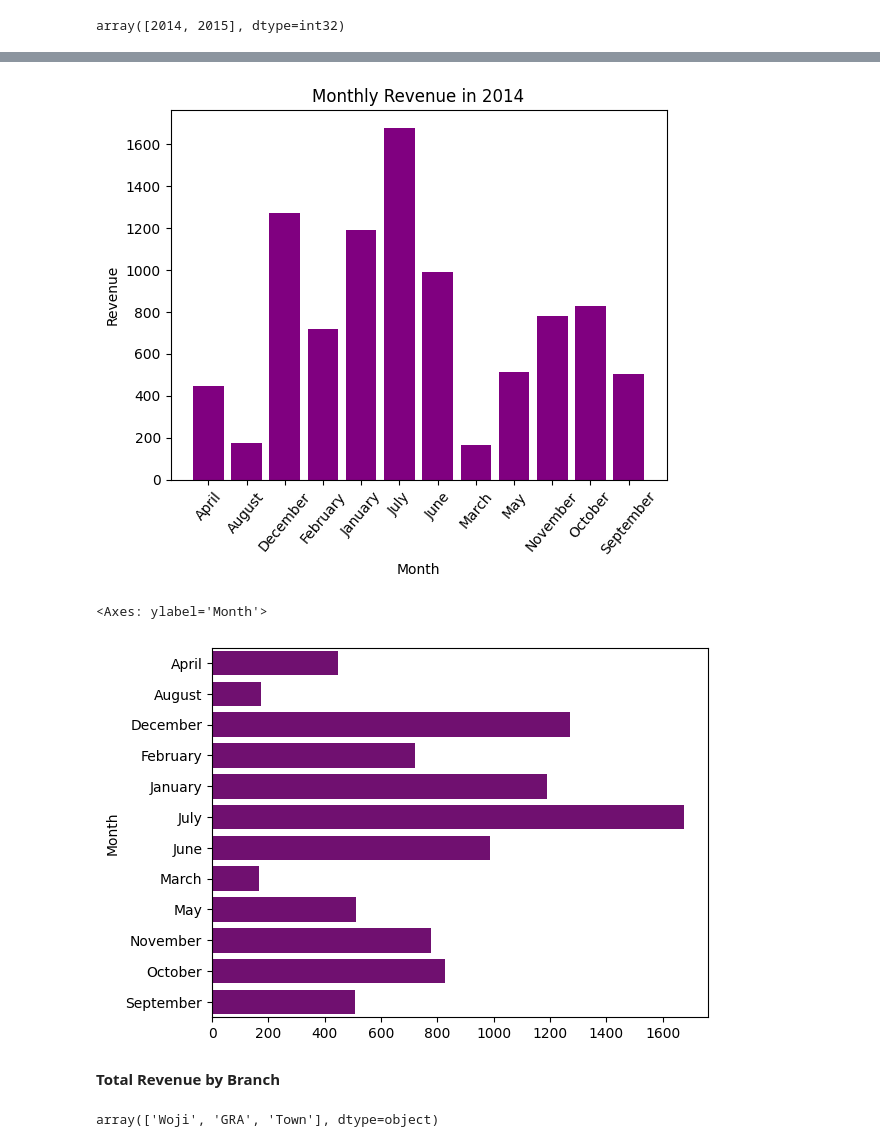
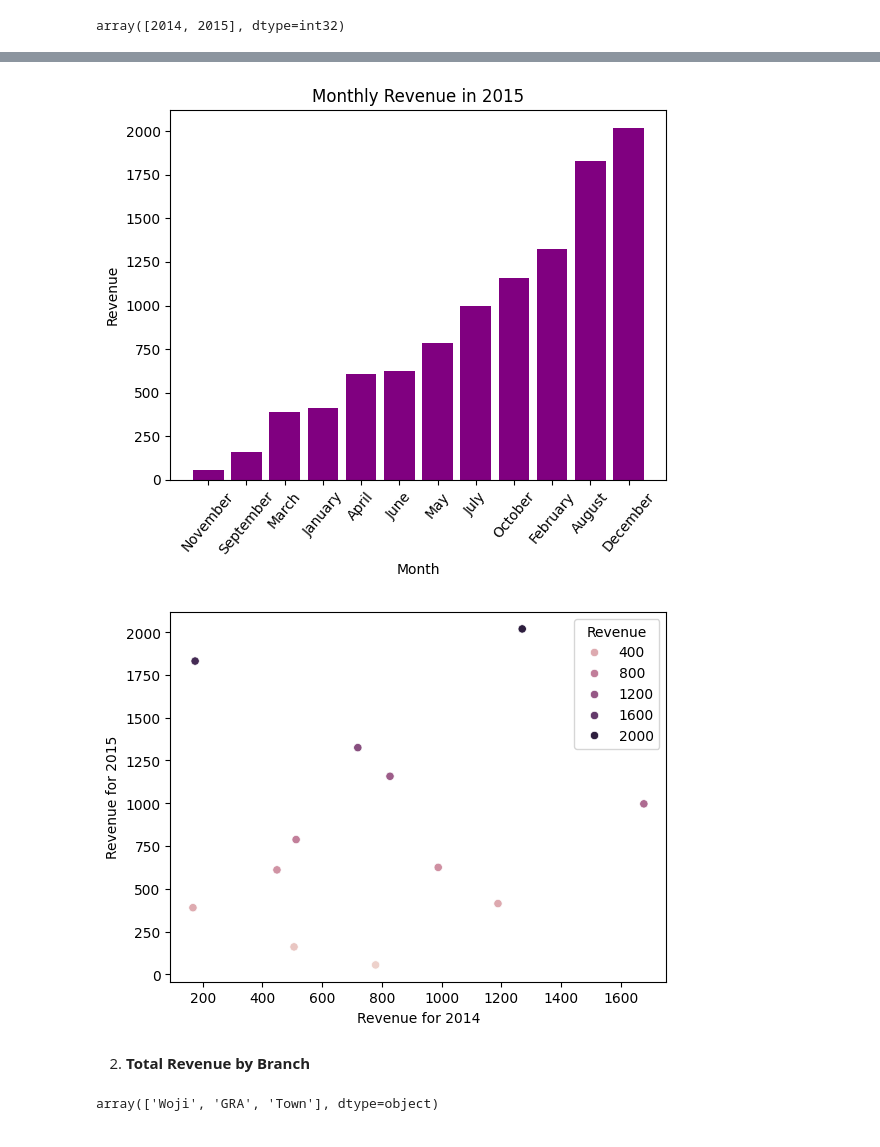
Before and after one commit to Adelegan-JD/TASKS, a Jupyter notebook: Week_6/adelegan_deborah_task_14.ipynb, the cells around one changed output, grey strips where cells are left out. Cells and saved outputs as stored; diff of their text form; code cells hidden in the pictures.

```diff
--- a/Week_6/adelegan_deborah_task_14.ipynb
+++ b/Week_6/adelegan_deborah_task_14.ipynb
@@ -103,7 +103,7 @@ df.dtypes.value_counts().plot(kind='bar', xlabel= 'Data Types', ylabel='Count',
 # Extracting the year
 df['Year'] = df['Date'].dt.year
 df['Month'] = df['Date'].dt.month_name()
-df['Day'] = df['Date'].dt.day_name()
+df['Week'] = df['Date'].dt.day_name()
 # %%
 df.head()
 # %% [output]
@@ -213,4 +222,4 @@ array([2014, 2015], dtype=int32)
 # Step 1: Filter the data to get the revenue for year 2014
 
 df_2014 = df[df['Year'] == 2014]
-df_2014.head(3)
+df_2015 = df[df['Year'] == 2015]
@@ -243,8 +251,11 @@ Name: Revenue, dtype: float64
 # %%
 # Using the .sort_values to arrange the output according to the price
 
-total_monthly_revenue2014 = df_2014.groupby('Month')['Revenue'].sum().sort_values()
-print('The total monthly revenue for year 2014 according to price is:\n', total_monthly_revenue2014)
+total_monthly_revenue_for_2014 = df_2014.groupby('Month')['Revenue'].sum().sort_values()
+total_monthly_revenue_for_2015 = df_2015.groupby('Month')['Revenue'].sum().sort_values()
+
+print('The total monthly revenue for year 2014 according to price is:\n', total_monthly_revenue_for_2014)
+print('\nThe total monthly revenue for year 2015 according to price is:\n', total_monthly_revenue_for_2015)
 # %% [output]
 The total monthly revenue for year 2014 according to price is:
  Month
@@ -270,21 +283,26 @@ total_monthly_revenue2014.plot(kind= 'bar', xlabel = 'Month', ylabel = 'Revenue'
 # %%
-# Using matplotlib to visualize
-plt.bar(total_monthly_revenue.index, total_monthly_revenue.values, color='purple')
+# Using matplotlib to visualize for 2015
+plt.bar(total_monthly_revenue_for_2015.index, total_monthly_revenue_for_2015.values, color='purple')
 plt.xlabel('Month')
 plt.ylabel('Revenue')
-plt.title('Monthly Revenue in 2014')
+plt.title('Monthly Revenue in 2015')
 plt.xticks(rotation = 50)
 plt.show()
 # %% [output]
-[figure, old version]
+[figure, new version]
 # %%
-# Using seaborn to visualize
-sns.barplot(x =total_monthly_revenue.values, y = total_monthly_revenue.index, orient='h', color='purple')
+# Using seaborn scatterplot to visualize both years
+
+features = [total_monthly_revenue_for_2014, total_monthly_revenue_for_2015]
+sns.scatterplot(x=total_monthly_revenue_for_2014, y=total_monthly_revenue_for_2015, hue= total_monthly_revenue_for_2015)
+plt.xlabel("Revenue for 2014")
+plt.ylabel("Revenue for 2015")
+plt.show()
+# sns.barplot(x =total_monthly_revenue.values, y = total_monthly_revenue.index, orient='h', color='purple')
 # %% [output]
-<Axes: ylabel='Month'>
-[figure, old version]
+[figure, new version]
 # %% [markdown]
-**Total Revenue by Branch**
+2. **Total Revenue by Branch**
 # %%
 # First check the branches available
 df['Branch'].unique()
```
Also changed, not shown: parts of 32 cells of this notebook, 5 other files.
